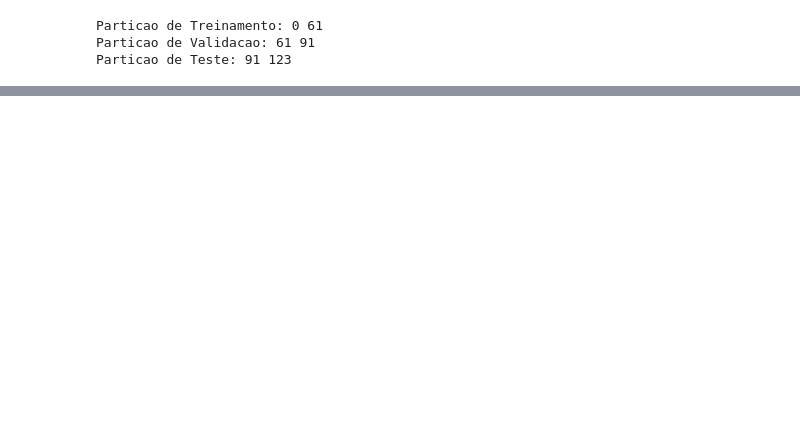
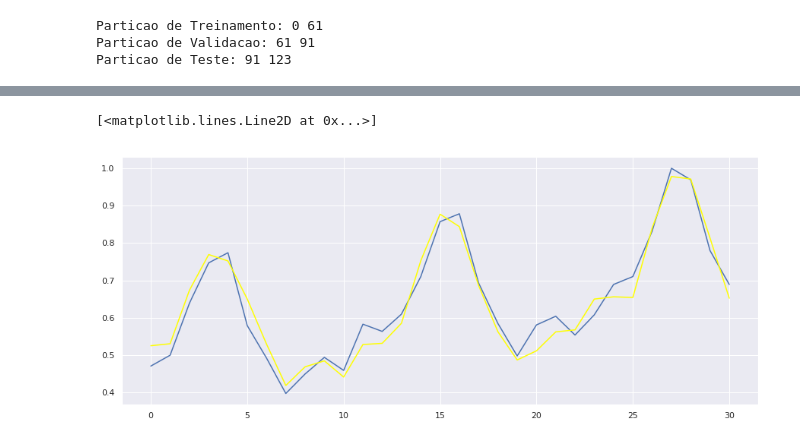
Before and after one commit to jvcm/time-series, a Jupyter notebook: Lista4/lista_4.ipynb, the cells around one changed output, grey strips where cells are left out. Cells and saved outputs as stored; diff of their text form; code cells hidden in the pictures; blank space fills up the shorter version.

```diff
--- a/Lista4/lista_4.ipynb
+++ b/Lista4/lista_4.ipynb
@@ -108,7 +108,7 @@ def select_lag_acf(serie, max_lag):
 
     #!!!!!!!!!!!!!!!!!!!!!!!!!!!!!!!!!!!!!!!!!!!!!!!!!!!!!!!!!!!!!!!!!!!!!!!!!!!!!!!!!!!!!!!!!!!!!!!!
     #inverte o valor dos lags para usar na lista de dados se os dados forem de ordem [t t+1 t+2 t+3]
-#     lags_selecionados = [max_lag - (i+1) for i in lags_selecionados]
+    lags_selecionados = [max_lag - (i+1) for i in lags_selecionados]
     #!!!!!!!!!!!!!!!!!!!!!!!!!!!!!!!!!!!!!!!!!!!!!!!!!!!!!!!!!!!!!!!!!!!!!!!!!!!!!!!!!!!!!!!!!!!!!!!
 
     return lags_selecionados
@@ -153,7 +153,7 @@ def split_serie_with_lags(serie, perc_train, perc_val = 0):
 
         return x_train, y_train, x_test, y_test
 # %%
-def treinar_mlp(x_train, y_train, x_val, y_val, num_exec, func_activation, lags):
+def treinar_mlp(x_train, y_train, x_val, y_val, num_exec, func_activation):
 
 
     neuronios =  [1, 10, 20, 30, 40, 50, 60, 70, 80, 90, 100]
@@ -165,7 +165,7 @@ def treinar_mlp(x_train, y_train, x_val, y_val, num_exec, func_activation, lags)
     for i in range(0,len(neuronios)):
         for l in range(0,len(alg_treinamento)):
             for n in range(0,len(learning_rate)):
-                for qtd_lag in range(1, len(lags)+1): #variando a qtd de pontos utilizados na janela
+                for qtd_lag in range(1, len(x_train[0]+1)): #variando a qtd de pontos utilizados na janela
 
 #                     print('QTD de Lags:', qtd_lag, 'Qtd de Neuronios' ,neuronios[i], 'Func. Act', func_activation)
 
@@ -174,8 +174,8 @@ def treinar_mlp(x_train, y_train, x_val, y_val, num_exec, func_activation, lags)
                         mlp = MLPRegressor(hidden_layer_sizes=neuronios[i], activation=func_activation, solver=alg_treinamento[l], max_iter = max_iteracoes, learning_rate= learning_rate[n])
 
 
-                        mlp.fit(x_train[:,lags[-qtd_lag:]], y_train)
-                        predict_validation = mlp.predict(x_val[:,lags[-qtd_lag:]])
+                        mlp.fit(x_train[:,-qtd_lag:], y_train)
+                        predict_validation = mlp.predict(x_val[:,-qtd_lag:])
                         mse = MSE(y_val, predict_validation)
 
                         if mse < best_result:
@@ -205,3 +209,7 @@ Particao de Teste: 91 123
+# %%
+x_train_acf =  x_train[:, lags_acf]
+x_test_acf = x_test[:, lags_acf]
+x_val_acf = x_val[:, lags_acf]
 # %%
 activation = ['relu', 'tanh']
 exec_modelo = 5
@@ -209,8 +217,8 @@ for func in activation:
     print('Função de Ativação:',func)
     results = np.zeros(30)
     for i in range(30):
-        model, lag_sel = treinar_mlp(x_train, y_train, x_val, y_val, exec_modelo, func, lags_acf)
-        predict_test = model.predict(x_test[:, -lag_sel:])
+        model, lag_sel = treinar_mlp(x_train_acf, y_train, x_val_acf, y_val, exec_modelo, func)
+        predict_test = model.predict(x_test_acf[:, -lag_sel:])
         results[i] = MSE(y_test, predict_test)
         print(i+1,"- Quantidade de Lags:",lag_sel,'- MSE:',results[i])
     print('------------------------------------------------------------------------------')
@@ -236,0 +248,6 @@ Função de Ativação: tanh - Média: 0.05310691733330956 - Std: 0.003386244371
+# %%
+plt.plot(y_test)
+plt.plot(model.predict(x_test_acf[:, -lag_sel:]), color = 'yellow')
+# %% [output]
+[<matplotlib.lines.Line2D at 0x...>]
+[figure, added]
```
Also changed, not shown: parts of 6 cells of this notebook, 1 other file.
